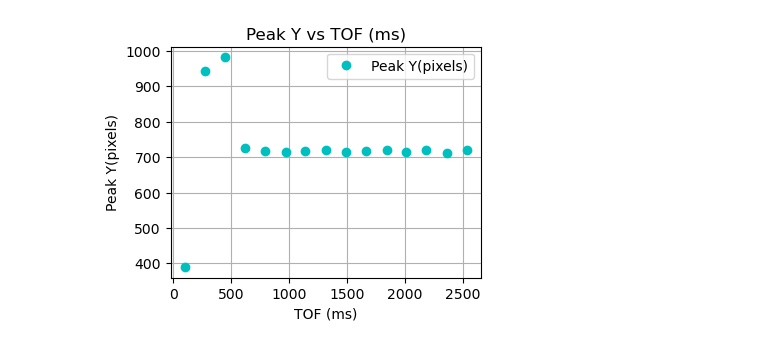
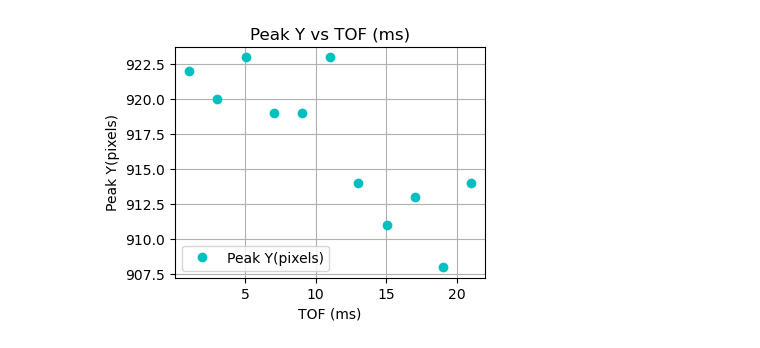
Before and after one commit to harrykendell/ARTIQ, a Jupyter notebook: analysis/plotting_data_post_analysis.ipynb, the cells around one changed output. Drawn from its saved outputs; the diff is of its cells as text; code cells hidden in the pictures.

```diff
--- a/analysis/plotting_data_post_analysis.ipynb
+++ b/analysis/plotting_data_post_analysis.ipynb
@@ -20,7 +20,7 @@ from repository.imaging.processor import AbsImage  # noqa: E402
 
 
 folder_directory = (
-    "../results/2025-08-28/21/"  # Example directory path, adjust as needed
+    "../results/2025-09-10/13/"  # Example directory path, adjust as needed
 )
 file_names = os.listdir(folder_directory)
 
@@ -30,7 +30,7 @@ print(f"Files in directory: {file_names}")
 
 # Enter the name of the file you want to analyze, this file consisit of many runs of of particular scan parameter if you have multiple runs
 particular_directory = (
-    folder_directory + "000009135-AbsorptionImageExpFrag.h5"
+    folder_directory + "000010451-AbsorptionImageExpFrag.h5"
 )  # Example file path, adjust as needed
 
 
@@ -140,7 +140,7 @@ def plot_absorption_image(file_directory, run_number):
     plt.show()
 
 
-scan_number = 1  # Example scan number, adjust as needed
+scan_number = 5  # Example scan number, adjust as needed
 
 plot_absorption_image(particular_directory, scan_number)
 # Extracting the values and the units from the files
@@ -411,8 +399,8 @@ Y0: [602.040357537868, 589.4861988325868, 523.6947481997147, 513.9796710648658,
 # %%
 # exposure time
-exposure_time = 0.11e-3
+exposure_time = 0.03e-3
 
-scaling_factor = 32.25 * 1e-6
+scaling_factor = 25.52 * 1e-6
 
 # add the exposure time to tof
 #scan_params = scan_params + exposure_time
@@ -421,72 +409,76 @@ sx = np.array(sx) * scaling_factor  # Convert to mm
 sy = np.array(sy) * scaling_factor  # Convert to mm
 
 
+scan_params = f1["datasets"][d][()]
+scan_params=np.array(scan_params)
+scan_params = scan_params + exposure_time
+
 if e is not None:
     axis1_params = f1["datasets"][e][()]
-    print("coil_current:", axis1_params)
+    #print("coil_current:", axis1_params)
 
 
 # plot the atom number vs the scan parameter(TOF)
-def plot_atom_number_vs_scan_param(atom_number, scan_param, d):
+def plot_atom_number_vs_scan_param(atom_number, scan_params, d):
     """
     Plot atom number vs scan parameter from the given HDF5 file.
     """
-    scan_params = f1["datasets"][d][()]
+
+    print("after adding exposure time", np.round(scan_params, 7))
     plt.figure(figsize=(4, 3))
-    plt.plot(scan_params , atom_number, marker="o", linestyle="none", color="b")
-    plt.xlabel(scan_param)
+    plt.plot(scan_params * 1e3, atom_number, marker="o", linestyle="none", color="b")
+    plt.xlabel("TOF (ms)")
     plt.ylabel("Atom Number")
-    plt.title("Atom Number vs " + scan_param)
+    plt.title("Atom Number vs " +"TOF (ms)")
     plt.grid()
     plt.show()
 
 
-plot_atom_number_vs_scan_param(atom_number, "TOF (ms)", d)
+plot_atom_number_vs_scan_param(atom_number, scan_params, d)
 
 
 # plot the diameterx vs the scan parameter(TOF)
-def plot_diameterx_vs_scan_param(diameterx, scan_param, d):
+def plot_diameterx_vs_scan_param(diameterx, scan_params, d):
     """
     Plot diameterx vs scan parameter from the given HDF5 file.
     """
-    scan_params = f1["datasets"][d][()]
-    print(scan_params)
-    print(diameterx)
+    #scan_params = f1["datasets"][d][()]
+
+    #print(scan_params)
+    #print(diameterx)
     plt.figure(figsize=(4, 3))
     plt.plot(scan_params * 1e3, diameterx*1e3, marker="o", linestyle="none", color="r")
-    plt.xlabel(scan_param)
+    plt.xlabel("TOF (ms)")
     plt.ylabel("Diameter X(mm)")
-    plt.title("Diameter X vs " + scan_param)
+    plt.title("Diameter X vs " + "TOF (ms)")
     plt.grid()
     plt.show()
 
 
-plot_diameterx_vs_scan_param(sx, "TOF (ms)", d)
+plot_diameterx_vs_scan_param(sx, scan_params, d)
 
 
-def plot_diametery_vs_scan_param(diametery, scan_param, d):
+def plot_diametery_vs_scan_param(diametery, scan_params, d):
     """
     Plot diametery vs scan parameter from the given HDF5 file.
     """
-    scan_params = f1["datasets"][d][()]
 
     plt.figure(figsize=(4, 3))
     plt.plot(scan_params * 1e3, diametery*1e3, marker="o", linestyle="none", color="g")
-    plt.xlabel(scan_param)
+    plt.xlabel("TOF (ms)")
     plt.ylabel("Diameter Y(mm)")
-    plt.title("Diameter Y vs " + scan_param)
+    plt.title("Diameter Y vs " + "TOF (ms)")
     plt.grid()
     plt.show()
 
 
-plot_diametery_vs_scan_param(sy, "TOF (ms)", d)
+plot_diametery_vs_scan_param(sy, scan_params, d)
 
 
-def plot_centroid_vs_scan_param(centroidx, scan_param, d):
+def plot_centroid_vs_scan_param(centroidx, scan_params, d):
     """
     Plot centroid vs scan parameter from the given HDF5 file.
     """
-    scan_params = f1["datasets"][d][()]
 
     plt.figure(figsize=(4, 3))
     plt.plot(
@@ -497,22 +489,22 @@ def plot_centroid_vs_scan_param(centroidx, scan_param, d):
         color="b",
         label="Centroid X(pixels)",
     )
-    plt.xlabel(scan_param)
+    plt.xlabel("TOF (ms)")
     plt.ylabel("Centroid X(pixels)")
-    plt.title("Centroid X vs " + scan_param)
+    plt.title("Centroid X vs " + "TOF (ms)")
     plt.legend()
     plt.grid()
     plt.show()
 
 
-plot_centroid_vs_scan_param(centroidx, "TOF (ms)", d)
+plot_centroid_vs_scan_param(centroidx, scan_params, d)
 
 
-def plot_centroidy_vs_scan_param(centroidy, scan_param, d):
+def plot_centroidy_vs_scan_param(centroidy, scan_params, d):
     """
     Plot centroidy vs scan parameter from the given HDF5 file.
     """
-    scan_params = f1["datasets"][d][()]
+    #scan_params = f1["datasets"][d][()]
 
     plt.figure(figsize=(4, 3))
     plt.plot(
@@ -523,22 +515,22 @@ def plot_centroidy_vs_scan_param(centroidy, scan_param, d):
         color="g",
         label="Centroid Y(pixels)",
     )
-    plt.xlabel(scan_param)
+    plt.xlabel("TOF (ms)")
     plt.ylabel("Centroid Y(pixels)")
-    plt.title("Centroid Y vs " + scan_param)
+    plt.title("Centroid Y vs " + "TOF (ms)")
     plt.legend()
     plt.grid()
     plt.show()
 
 
-plot_centroidy_vs_scan_param(centroidy, "TOF (ms)", d)
+plot_centroidy_vs_scan_param(centroidy, scan_params, d)
 
 
-def plot_peak_vs_scan_param(peakx, scan_param, d):
+def plot_peak_vs_scan_param(peakx, scan_params, d):
     """
     Plot peak vs scan parameter from the given HDF5 file.
     """
-    scan_params = f1["datasets"][d][()]
+    #scan_params = f1["datasets"][d][()]
 
     plt.figure(figsize=(4, 3))
     plt.plot(
@@ -549,22 +541,22 @@ def plot_peak_vs_scan_param(peakx, scan_param, d):
         color="m",
         label="Peak X(pixels)",
     )
-    plt.xlabel(scan_param)
+    plt.xlabel("TOF (ms)")
     plt.ylabel("Peak X(pixels)")
-    plt.title("Peak X vs " + scan_param)
+    plt.title("Peak X vs " + "TOF (ms)")
     plt.legend()
     plt.grid()
     plt.show()
 
 
-plot_peak_vs_scan_param(peakx, "TOF (ms)", d)
+plot_peak_vs_scan_param(peakx, scan_params, d)
 
 
-def plot_peaky_vs_scan_param(peaky, scan_param, d):
+def plot_peaky_vs_scan_param(peaky, scan_params, d):
     """
     Plot peaky vs scan parameter from the given HDF5 file.
     """
-    scan_params = f1["datasets"][d][()]
+    #scan_params = f1["datasets"][d][()]
 
     plt.figure(figsize=(4, 3))
     plt.plot(
@@ -575,15 +567,15 @@ def plot_peaky_vs_scan_param(peaky, scan_param, d):
         color="c",
         label="Peak Y(pixels)",
     )
-    plt.xlabel(scan_param)
+    plt.xlabel("TOF (ms)")
     plt.ylabel("Peak Y(pixels)")
-    plt.title("Peak Y vs " + scan_param)
+    plt.title("Peak Y vs " + "TOF (ms)")
     plt.legend()
     plt.grid()
     plt.show()
 
 
-plot_peaky_vs_scan_param(peaky, "TOF (ms)", d)
+plot_peaky_vs_scan_param(peaky, scan_params, d)
 
 
 def plot_centroid_position(centroidx, centroidy, d):
@@ -592,8 +584,8 @@ def plot_centroid_position(centroidx, centroidy, d):
     """
     plt.figure(figsize=(4, 3))
     plt.scatter(centroidx, centroidy, marker="o", color="b")
-    plt.xlabel("Centroid X")
-    plt.ylabel("Centroid Y")
+    plt.xlabel("Centroid X (pixels)")
+    plt.ylabel("Centroid Y (pixels)")
     plt.title("Centroid Position")
     plt.grid()
     plt.show()
@@ -650 +639 @@ plot_general(
-[figure, old version]
+[figure, new version]
```
Also changed, not shown: parts of 6 cells of this notebook, 5 other files.
